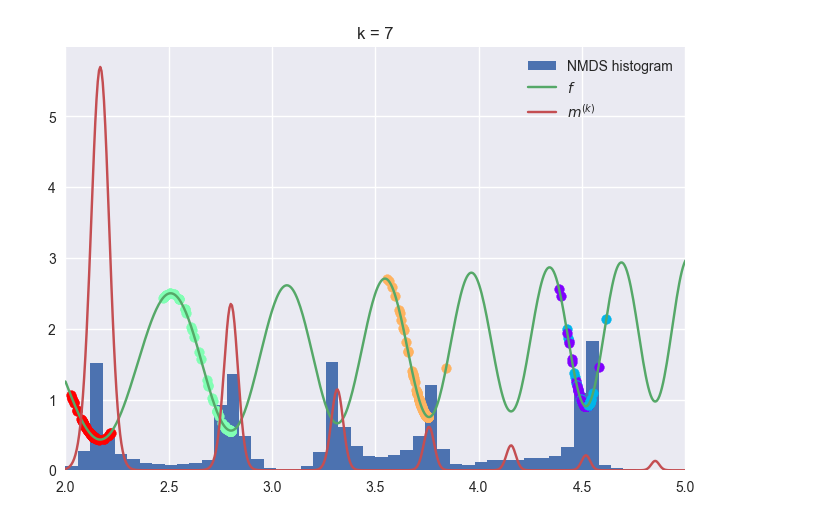
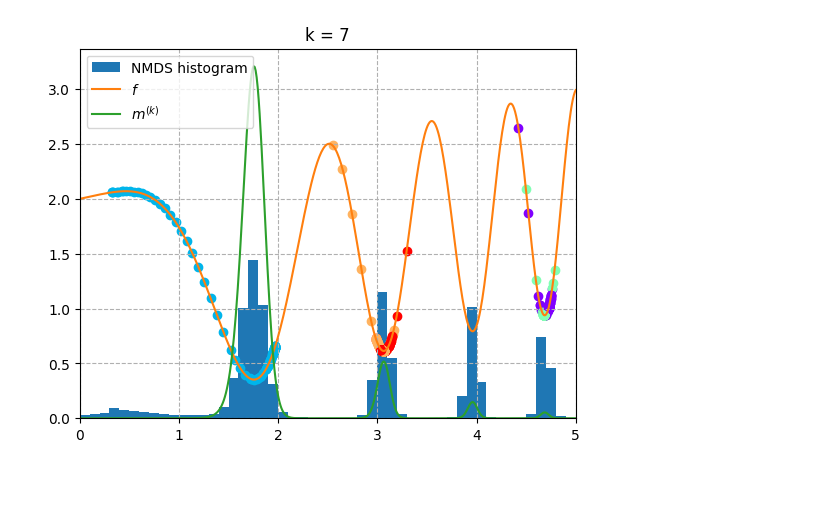
Before and after one commit to gaetanserre/Stochastic-Global-Optimization, a Jupyter notebook: Boltzmann_NMDS.ipynb, the cells around one changed output. Saved outputs shown, nothing was run; the diff lists cells and outputs as text; code cells hidden in the pictures; blank space fills up the shorter version.

```diff
--- a/Boltzmann_NMDS.ipynb
+++ b/Boltzmann_NMDS.ipynb
@@ -16,17 +16,21 @@ class Fun:
 
   def __call__(self, x: np.ndarray) -> float:
       self.n += 1
-      return (np.cos(2*x**2) + x/5 + 1).sum()
+      return (np.cos(x**2) + x/5 + 1).sum()
 # %%
 def create_sim(k=3, sigma=-1, save_fig=None):
-  optim = NMDS_particles(np.array([(2, 5)]), 5_000, k_iter=[k], svgd_iter=100, lr=0.1)
 
-  F = extended_function(Fun(), np.array([(2, 5)]))
-  _best, xs, _fs = optim.optimize(F, sigma=sigma)
+  bounds = np.array([(0, 5)])
+
+  optim = NMDS_particles(bounds, 10_000, k_iter=[k], svgd_iter=100, lr=0.1, adam=True)
+
+  F = Fun()
+  F_ext = extended_function(F, bounds)
+  _best, xs, _fs = optim.optimize(F_ext, sigma=sigma)
 
   paths = np.array(optim.paths)
 
-  plt.style.use("seaborn-v0_8")
+  # plt.style.use("seaborn-v0_8")
 
   plt.hist(xs.flatten(), density=True, bins=50, label="NMDS histogram")
 
@@ -35,18 +39,17 @@ def create_sim(k=3, sigma=-1, save_fig=None):
     for j in range(paths.shape[1]):
       plt.scatter(paths[i][j], Fun()(paths[i][j]), color=colors[j])
 
-  f = lambda x : np.cos(2*x**2) + x/5 + 1
+  integral = quad(lambda x : np.exp(-k*F(np.array([ x ]).reshape(1, -1))), bounds[0, 0], bounds[0, 1])[0]
+  m_k = lambda x : np.exp(-k*F(x)) / integral
 
-  integral = quad(lambda x : np.exp(-k*f(x)), 2, 5)[0]
-  m_k = lambda x : np.exp(-k*f(x)) / integral
+  x = np.linspace(bounds[0, 0], bounds[0, 1], 500)
+  plt.plot(x, [F(np.array([x_i])) for x_i in x], label="$f$")
+  plt.plot(x, [m_k(np.array([x_i])) for x_i in x], label="$m^{(k)}$")
 
-  x = np.linspace(2, 5, 500)
-  plt.plot(x, f(x), label="$f$")
-  plt.plot(x, m_k(x), label="$m^{(k)}$")
-
-  plt.xlim(2, 5)
+  plt.xlim(bounds[0, 0], bounds[0, 1])
   plt.legend()
   plt.title(f"k = {k}")
+  plt.grid(True, ls="--")
 
   if save_fig != None:
     plt.savefig(save_fig, dpi=300, bbox_inches="tight")
@@ -55,4 +66,4 @@ def create_sim(k=3, sigma=-1, save_fig=None):
 # %%
-create_sim(k=7, sigma=0.3)
+create_sim(k=7, sigma=0.05)
 # %% [output]
-[figure, old version]
+[figure, new version]
```
Also changed, not shown: parts of 4 cells of this notebook.
